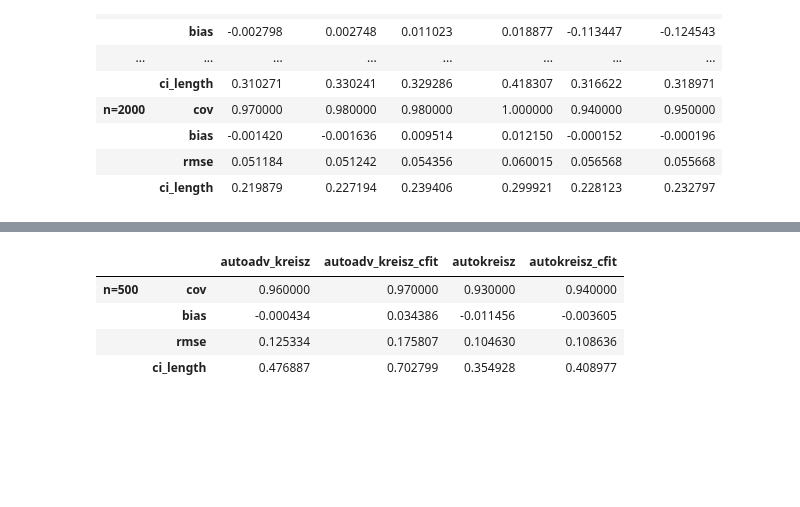
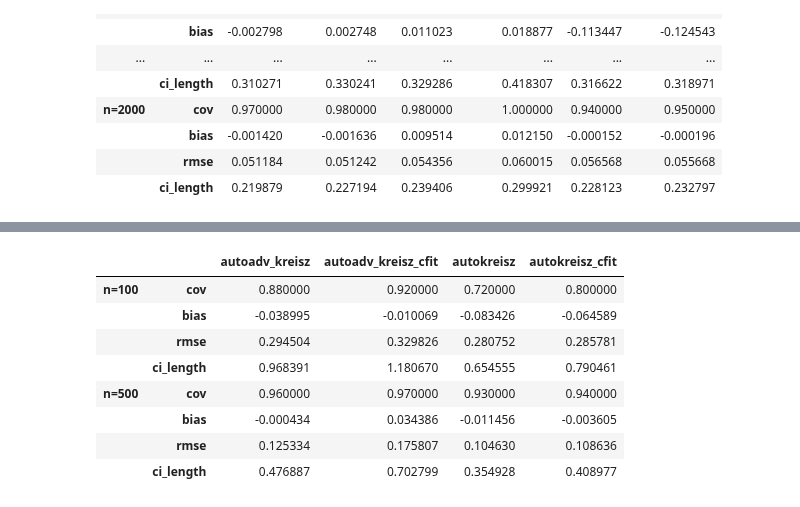
Before and after one commit to syrgkanislab/adversarial_reisz, a Jupyter notebook: LinearAdversarialReisz-local.ipynb, the cells around one changed output, grey strips where cells are left out. Cells and saved outputs as stored; diff of their text form; code cells hidden in the pictures; blank space fills up the shorter version.

```diff
--- a/LinearAdversarialReisz-local.ipynb
+++ b/LinearAdversarialReisz-local.ipynb
@@ -506,7 +506,7 @@ y = df['Y'].values
 X = df[['D'] + [f'X{i}' for i in np.arange(1, 11)]].values
 synth = False
 # %%
-n_samples = 500
+n_samples = 2000
 X, y = X[:n_samples], y[:n_samples]
 # %%
 Xtest = X.copy()
@@ -1065,31 +1040,35 @@ auto_kernel_experiments([100, 200, 1000, 2000], sample_its=100)
 # %%
 import joblib
 import os
 import pandas as pd
 true = 2.2
 res = {}
 plot = False
-n_samples_list = [500]
+n_samples_list = [100, 500]
 for n_samples in n_samples_list:
     res[f'n={n_samples}'] = {}
     for name, var in [('autoadv_kreisz', f'auto_advreisz_nocfit_n_{n_samples}_1_100.jbl'),
                         ('autoadv_kreisz_cfit', f'auto_advreisz_5fold_cfit_n_{n_samples}_1_100.jbl'),
                         ('autokreisz', f'auto_kernelreisz_nocfit_n_{n_samples}_1_100.jbl'),
                         ('autokreisz_cfit', f'auto_kernelreisz_5fold_cfit_n_{n_samples}_1_100.jbl')]:
         results = joblib.load(var)
         results = np.array(results)
         if plot:
             plt.hist(results[:, 0])
             plt.title(f'{var}, n={n_samples}')
             plt.show()
         res[f'n={n_samples}'][name] = {'cov': np.mean((results[:, 1] <= true) & (results[:, 2] >= true)),
                                  'bias': np.mean(results[:, 0] - true),
                                  'rmse': np.sqrt(np.mean((results[:, 0] - true)**2)),
                                  'ci_length': np.mean(results[:, 2] - results[:, 1])}
     res[f'n={n_samples}'] = pd.DataFrame(res[f'n={n_samples}'])
 pd.concat(res, axis=0)
 # %% [output]
 |  |  | autoadv_kreisz | autoadv_kreisz_cfit | autokreisz | autokreisz_cfit |
+| n=100 | cov | 0.880000 | 0.920000 | 0.720000 | 0.800000 |
+|  | bias | -0.038995 | -0.010069 | -0.083426 | -0.064589 |
+|  | rmse | 0.294504 | 0.329826 | 0.280752 | 0.285781 |
+|  | ci_length | 0.968391 | 1.180670 | 0.654555 | 0.790461 |
 | n=500 | cov | 0.960000 | 0.970000 | 0.930000 | 0.940000 |
 |  | bias | -0.000434 | 0.034386 | -0.011456 | -0.003605 |
 |  | rmse | 0.125334 | 0.175807 | 0.104630 | 0.108636 |
```
Also changed, not shown: parts of 15 cells of this notebook, 4 other files.
